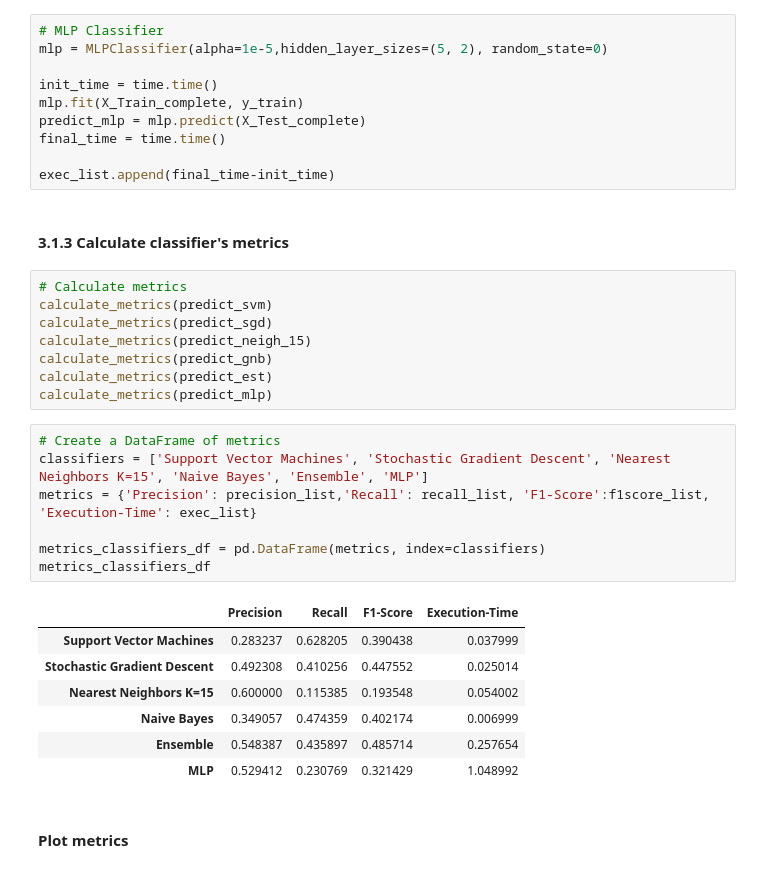
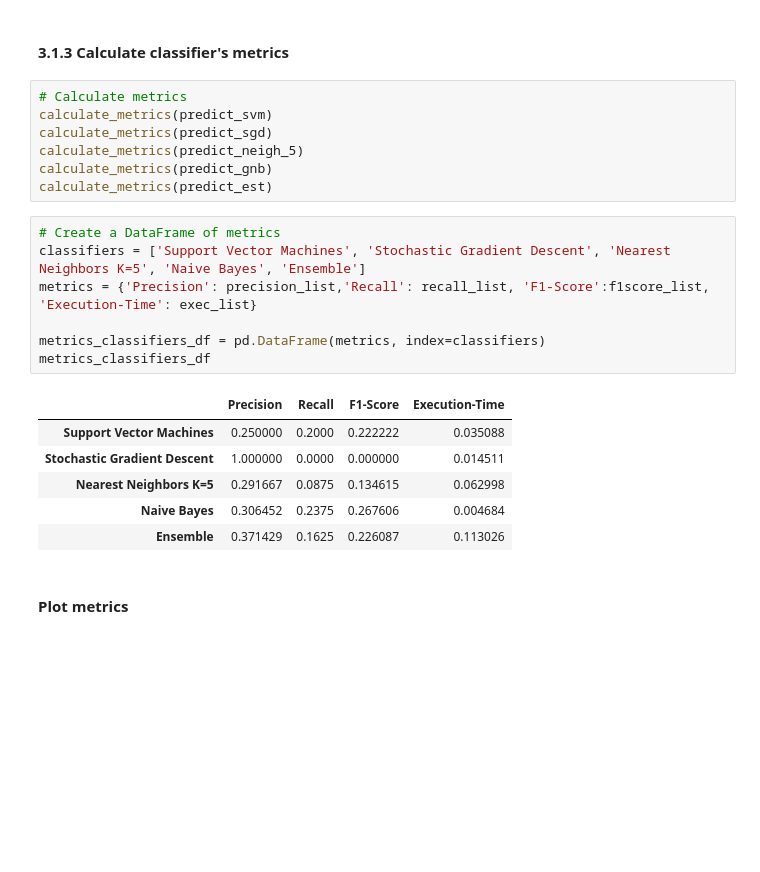
Before and after one commit to AndresGamboaBaldi/DataScience, a Jupyter notebook: CustomerAnalysis_Bustillos_Gamboa_Lopez_Quelali.ipynb, the cells around one changed output. Saved outputs shown, nothing was run; the diff lists cells and outputs as text; blank space fills up the shorter version.

```diff
--- a/CustomerAnalysis_Bustillos_Gamboa_Lopez_Quelali.ipynb
+++ b/CustomerAnalysis_Bustillos_Gamboa_Lopez_Quelali.ipynb
@@ -659,41 +654,29 @@ predict_est = est.predict(X_Test_complete)
 final_time = time.time()
 
 exec_list.append(final_time-init_time)
-# %%
-# MLP Classifier
-mlp = MLPClassifier(alpha=1e-5,hidden_layer_sizes=(5, 2), random_state=0)
-
-init_time = time.time()
-mlp.fit(X_Train_complete, y_train)
-predict_mlp = mlp.predict(X_Test_complete)
-final_time = time.time()
-
-exec_list.append(final_time-init_time)
 # %% [markdown]
 #### 3.1.3 Calculate classifier's metrics
 # %%
 # Calculate metrics
 calculate_metrics(predict_svm)
 calculate_metrics(predict_sgd)
-calculate_metrics(predict_neigh_15)
+calculate_metrics(predict_neigh_5)
 calculate_metrics(predict_gnb)
 calculate_metrics(predict_est)
-calculate_metrics(predict_mlp)
 # %%
 # Create a DataFrame of metrics
-classifiers = ['Support Vector Machines', 'Stochastic Gradient Descent', 'Nearest Neighbors K=15', 'Naive Bayes', 'Ensemble', 'MLP']
+classifiers = ['Support Vector Machines', 'Stochastic Gradient Descent', 'Nearest Neighbors K=5', 'Naive Bayes', 'Ensemble']
 metrics = {'Precision': precision_list,'Recall': recall_list, 'F1-Score':f1score_list, 'Execution-Time': exec_list}
 
 metrics_classifiers_df = pd.DataFrame(metrics, index=classifiers)
 metrics_classifiers_df
 # %% [output]
 |  | Precision | Recall | F1-Score | Execution-Time |
-| Support Vector Machines | 0.283237 | 0.628205 | 0.390438 | 0.037999 |
-| Stochastic Gradient Descent | 0.492308 | 0.410256 | 0.447552 | 0.025014 |
-| Nearest Neighbors K=15 | 0.600000 | 0.115385 | 0.193548 | 0.054002 |
-| Naive Bayes | 0.349057 | 0.474359 | 0.402174 | 0.006999 |
-| Ensemble | 0.548387 | 0.435897 | 0.485714 | 0.257654 |
-| MLP | 0.529412 | 0.230769 | 0.321429 | 1.048992 |
+| Support Vector Machines | 0.250000 | 0.2000 | 0.222222 | 0.035088 |
+| Stochastic Gradient Descent | 1.000000 | 0.0000 | 0.000000 | 0.014511 |
+| Nearest Neighbors K=5 | 0.291667 | 0.0875 | 0.134615 | 0.062998 |
+| Naive Bayes | 0.306452 | 0.2375 | 0.267606 | 0.004684 |
+| Ensemble | 0.371429 | 0.1625 | 0.226087 | 0.113026 |
 # %% [markdown]
 #### Plot metrics
 # %%
```
Also changed, not shown: parts of 16 cells of this notebook.
